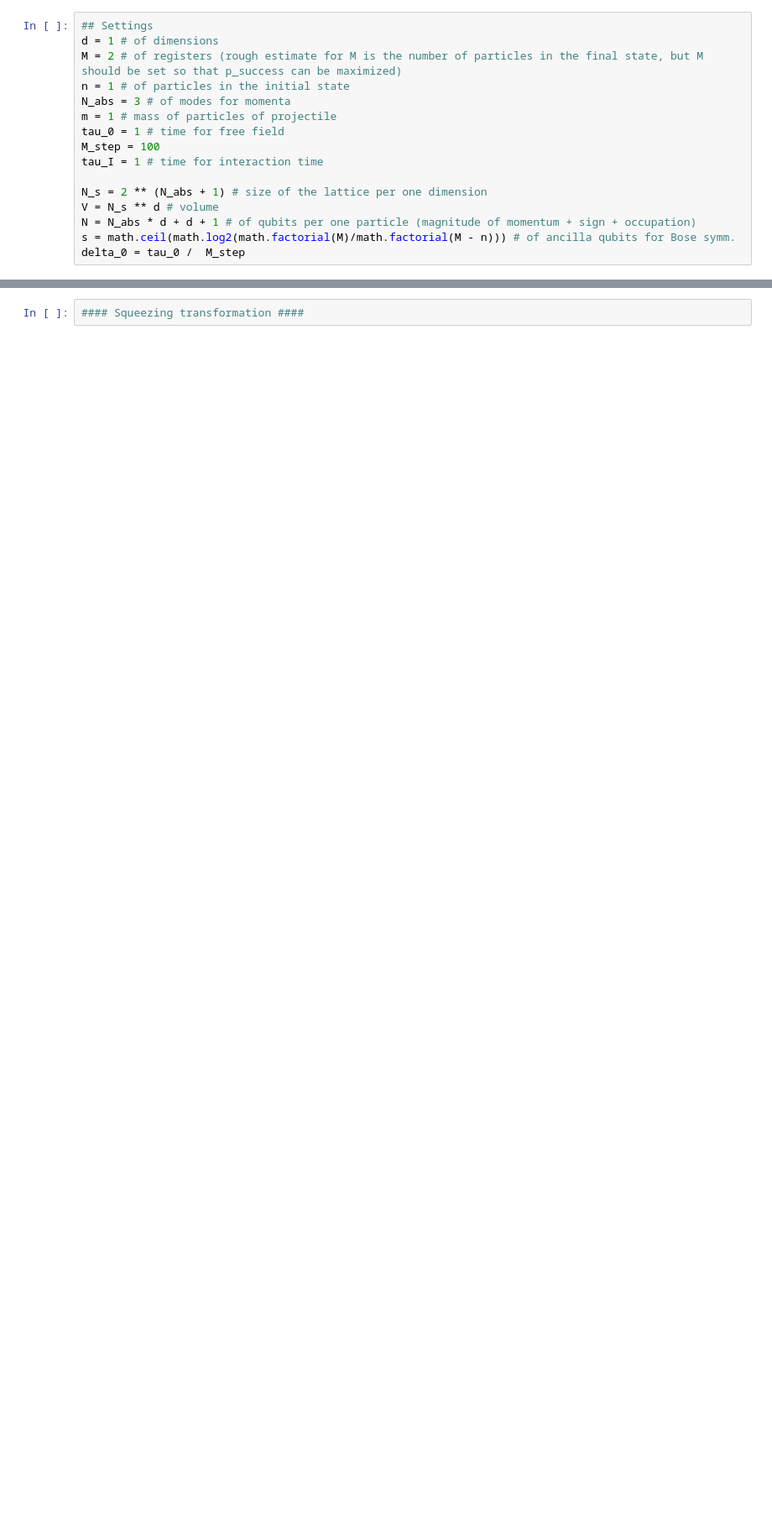
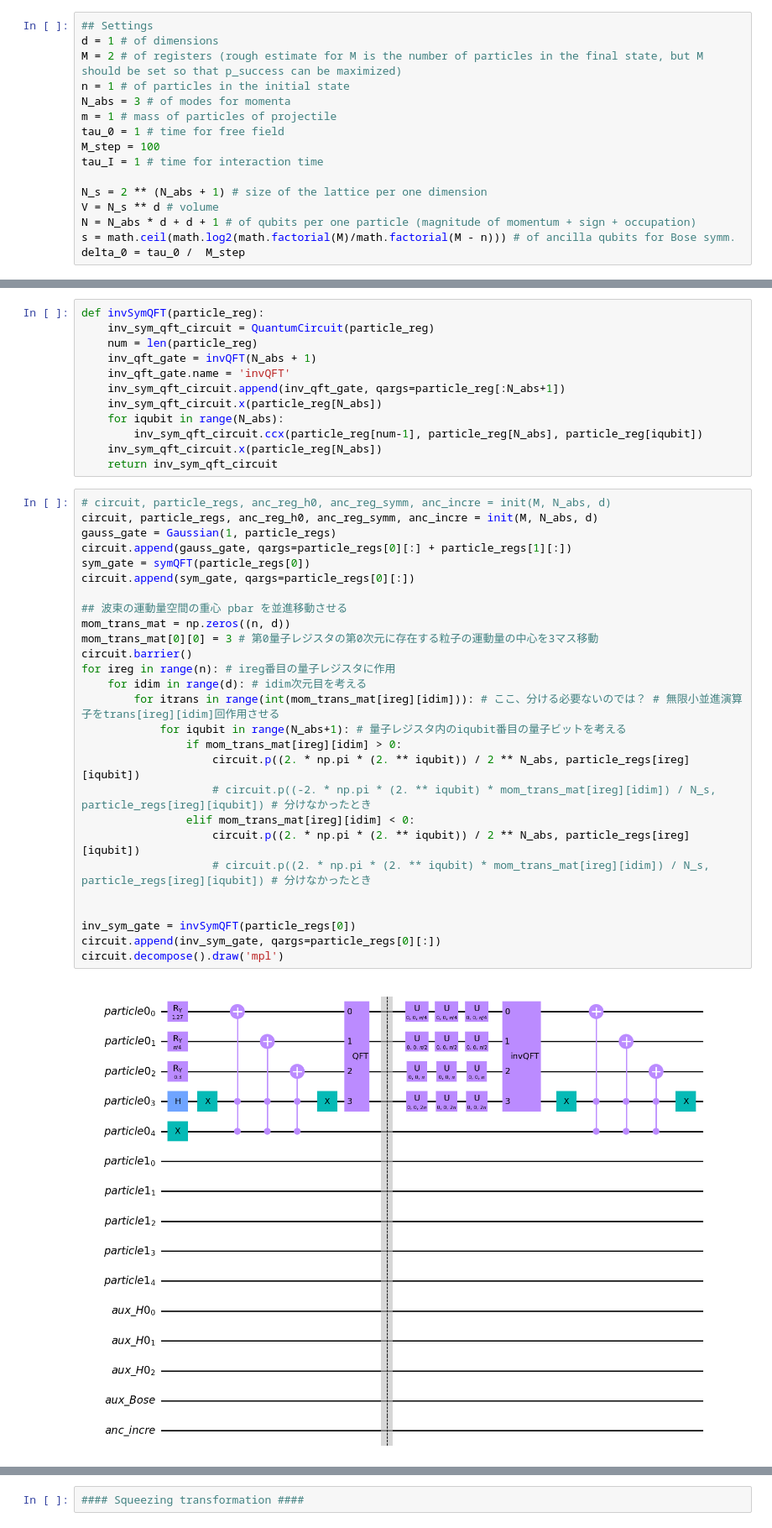
Before and after one commit to UTokyo-ICEPP/single-particle-qft, a Jupyter notebook: qsp/qc_single_particle.ipynb, the cells around one changed output, grey strips where cells are left out. Shown at 84% size. Drawn from its saved outputs; the diff is of its cells as text; blank space fills up the shorter version.

```diff
--- a/qsp/qc_single_particle.ipynb
+++ b/qsp/qc_single_particle.ipynb
@@ -141 +170,42 @@ def invQFT(num):
+# %%
+def invSymQFT(particle_reg):
+    inv_sym_qft_circuit = QuantumCircuit(particle_reg)
+    num = len(particle_reg)
+    inv_qft_gate = invQFT(N_abs + 1)
+    inv_qft_gate.name = 'invQFT'
+    inv_sym_qft_circuit.append(inv_qft_gate, qargs=particle_reg[:N_abs+1])
+    inv_sym_qft_circuit.x(particle_reg[N_abs])
+    for iqubit in range(N_abs):
+        inv_sym_qft_circuit.ccx(particle_reg[num-1], particle_reg[N_abs], particle_reg[iqubit])
+    inv_sym_qft_circuit.x(particle_reg[N_abs])
+    return inv_sym_qft_circuit
+# %%
+# circuit, particle_regs, anc_reg_h0, anc_reg_symm, anc_incre = init(M, N_abs, d)
+circuit, particle_regs, anc_reg_h0, anc_reg_symm, anc_incre = init(M, N_abs, d)
+gauss_gate = Gaussian(1, particle_regs)
+circuit.append(gauss_gate, qargs=particle_regs[0][:] + particle_regs[1][:])
+sym_gate = symQFT(particle_regs[0])
+circuit.append(sym_gate, qargs=particle_regs[0][:])
+
+## 波束の運動量空間の重心 pbar を並進移動させる
+mom_trans_mat = np.zeros((n, d))
+mom_trans_mat[0][0] = 3 # 第0量子レジスタの第0次元に存在する粒子の運動量の中心を3マス移動
+circuit.barrier()
+for ireg in range(n): # ireg番目の量子レジスタに作用
+    for idim in range(d): # idim次元目を考える
+        for itrans in range(int(mom_trans_mat[ireg][idim])): # ここ、分ける必要ないのでは？ # 無限小並進演算子をtrans[ireg][idim]回作用させる
+            for iqubit in range(N_abs+1): # 量子レジスタ内のiqubit番目の量子ビットを考える
+                if mom_trans_mat[ireg][idim] > 0:
+                    circuit.p((2. * np.pi * (2. ** iqubit)) / 2 ** N_abs, particle_regs[ireg][iqubit])
+                    # circuit.p((-2. * np.pi * (2. ** iqubit) * mom_trans_mat[ireg][idim]) / N_s, particle_regs[ireg][iqubit]) # 分けなかったとき
+                elif mom_trans_mat[ireg][idim] < 0:
+                    circuit.p((2. * np.pi * (2. ** iqubit)) / 2 ** N_abs, particle_regs[ireg][iqubit])
+                    # circuit.p((2. * np.pi * (2. ** iqubit) * mom_trans_mat[ireg][idim]) / N_s, particle_regs[ireg][iqubit]) # 分けなかったとき
+
+
+inv_sym_gate = invSymQFT(particle_regs[0])
+circuit.append(inv_sym_gate, qargs=particle_regs[0][:])
+circuit.decompose().draw('mpl')
+# %% [output]
+[figure, added]
 # %%
```
Also changed, not shown: parts of 17 cells of this notebook, 1 other file.
